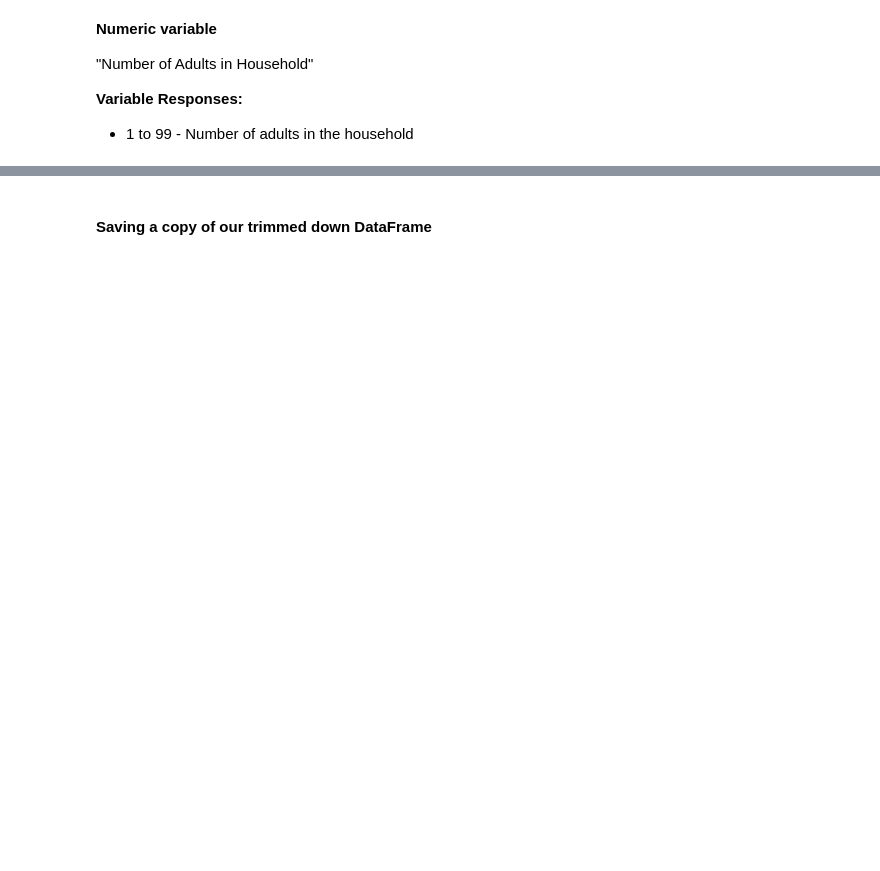
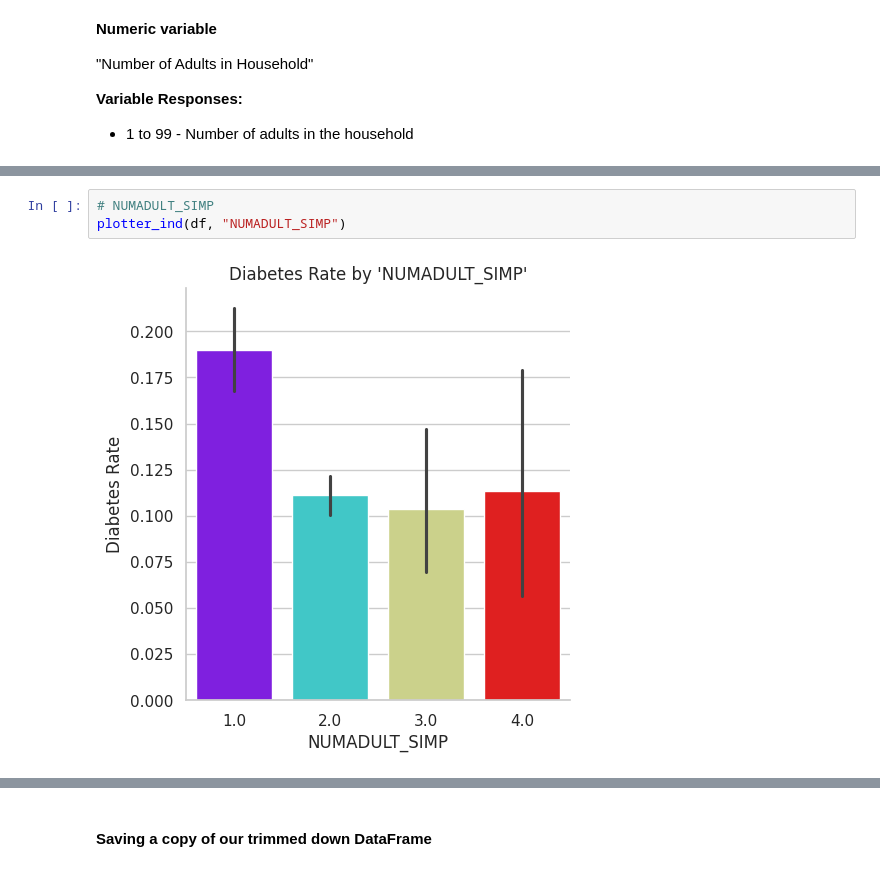
Before and after one commit to Chachi36/Diabetes-Factors-Demo-Notebook, a Jupyter notebook: Diabetes_Risk_Notebook.ipynb, the cells around one changed output, grey strips where cells are left out. Drawn from its saved outputs; the diff is of its cells as text; blank space fills up the shorter version.

```diff
--- a/Diabetes_Risk_Notebook.ipynb
+++ b/Diabetes_Risk_Notebook.ipynb
@@ -1921,0 +1924,5 @@ We will revisit the idea of dropping this column when we chose our model.  Perha
+# %%
+# NUMADULT_SIMP
+plotter_ind(df, "NUMADULT_SIMP")
+# %% [output]
+[figure, added]
```
Also changed, not shown: parts of 56 cells of this notebook.
